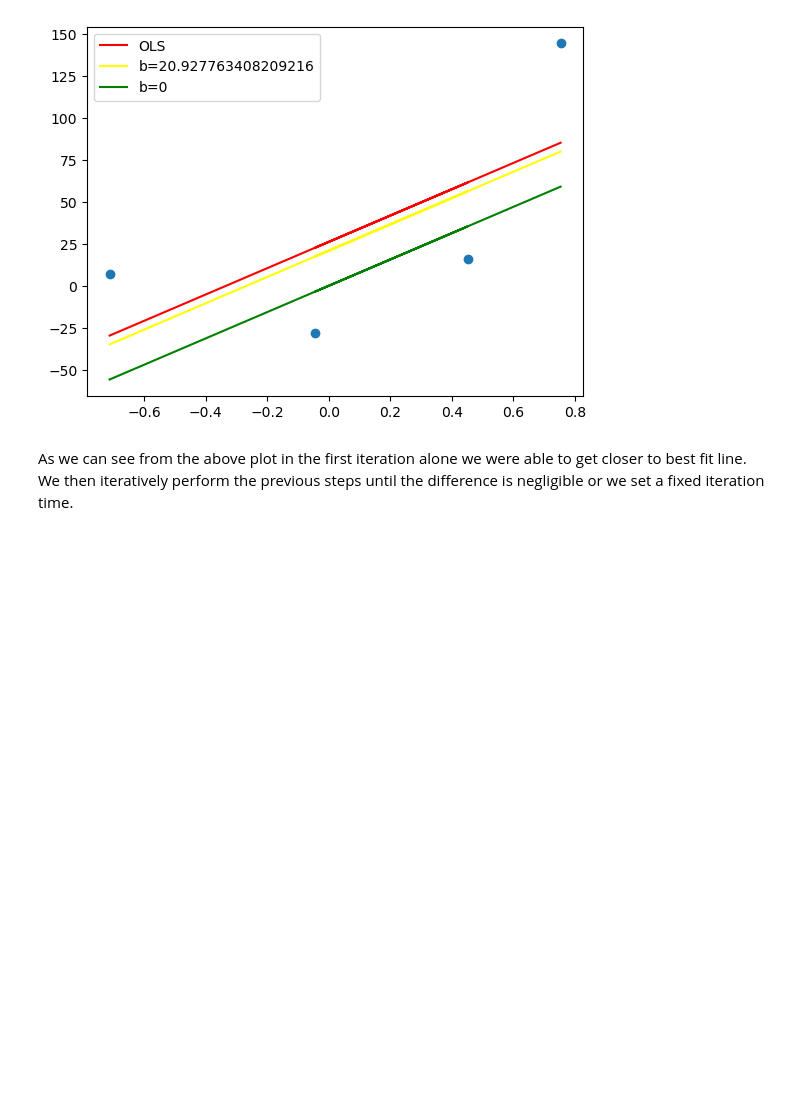
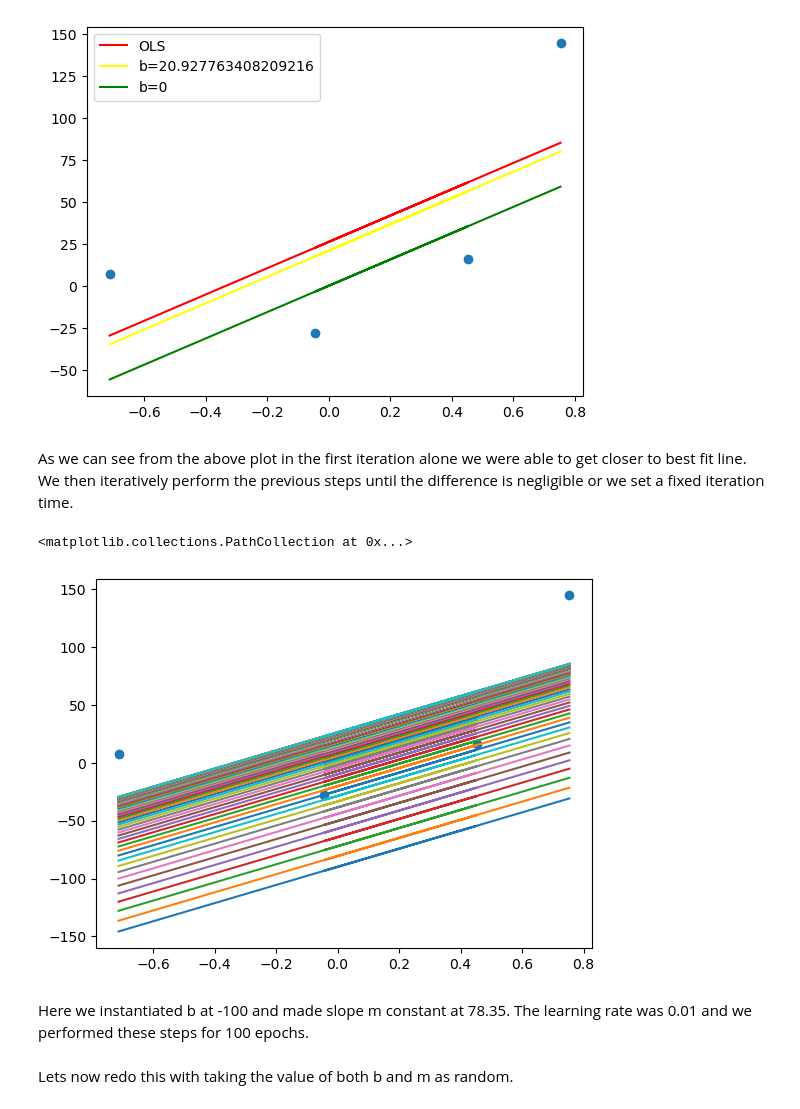
Before and after one commit to itsanishsingh/task-gradient-descent, a Jupyter notebook: task_gradient_descent.ipynb, the cells around one changed output. Drawn from its saved outputs; the diff is of its cells as text; code cells hidden in the pictures; blank space fills up the shorter version.

Commit message:
Implemented basic GD with both m and b

```diff
--- a/task_gradient_descent.ipynb
+++ b/task_gradient_descent.ipynb
@@ -87,3 +91,26 @@ plt.show()
 [figure]
 # %% [markdown]
 As we can see from the above plot in the first iteration alone we were able to get closer to best fit line. We then iteratively perform the previous steps until the difference is negligible or we set a fixed iteration time.
+# %%
+b = -100
+m = 78.35
+lr = 0.01
+
+epochs = 100
+
+for i in range(epochs):
+  loss_slope = -2 * np.sum(y - m*X.ravel() - b)
+  b = b - (lr * loss_slope)
+
+  y_pred = m * X + b
+
+  plt.plot(X,y_pred)
+
+plt.scatter(X,y)
+# %% [output]
+<matplotlib.collections.PathCollection at 0x...>
+[figure, added]
+# %% [markdown]
+Here we instantiated b at -100 and made slope m constant at 78.35. The learning rate was 0.01 and we performed these steps for 100 epochs.
+# %% [markdown]
+Lets now redo this with taking the value of both b and m as random.
```
Also changed, not shown: parts of 13 cells of this notebook.
